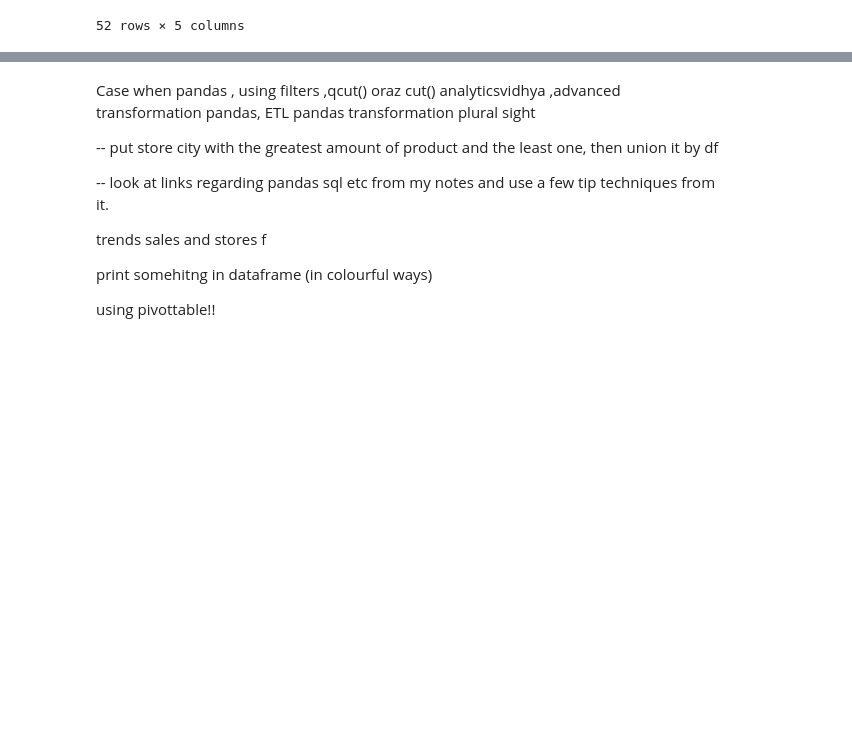
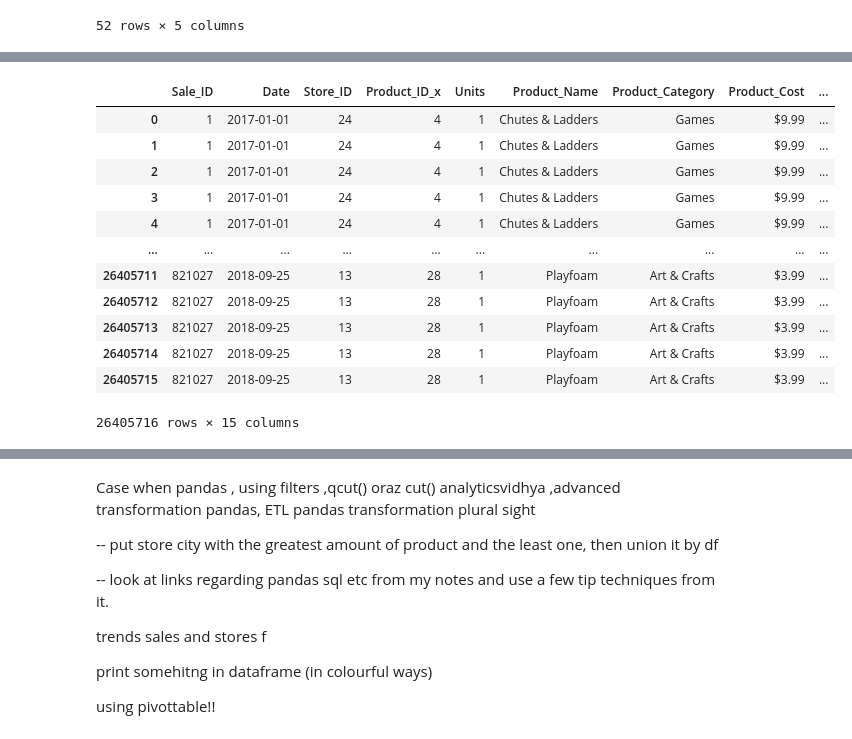
Before and after one commit to Lunczer93/Python_Project_2_Mexico_Toy_Sales, a Jupyter notebook: Python Project 2 Mexico Toy Sales.ipynb, the cells around one changed output, grey strips where cells are left out. Saved outputs shown, nothing was run; the diff lists cells and outputs as text; code cells hidden in the pictures; blank space fills up the shorter version.

```diff
--- a/Python Project 2 Mexico Toy Sales.ipynb
+++ b/Python Project 2 Mexico Toy Sales.ipynb
@@ -1226,0 +1230,6 @@ MergeMaxAndMinQuantity
+# %%
+dfSales = pd.read_csv("D:\My commercial projects\Python\Mexico Toy Sales\sales.csv")
+dfProducts = pd.read_csv("D:\My commercial projects\Python\Mexico Toy Sales\products.csv")
+dfInventory = pd.read_csv("D:\My commercial projects\Python\Mexico Toy Sales\inventory.csv")
+dfStores = pd.read_csv("D:\My commercial projects\Python\Mexico Toy Sales\stores.csv")
+dfSales, dfProducts, dfInventory, dfStores
@@ -1226,0 +1254,20 @@ MergeMaxAndMinQuantity
+# %%
+dfSalesProductsInventoryMerged = pd.merge(pd.merge(pd.merge(dfSales,dfProducts, on='Product_ID', how='inner')\
+                                          ,dfInventory,on='Store_ID',how='inner')\
+                                          ,dfStores, on='Store_ID', how='inner')
+# %%
+dfSalesProductsInventoryMerged
+# %% [output]
+|  | Sale_ID | Date | Store_ID | Product_ID_x | Units | Product_Name | Product_Category | Product_Cost | ... |
+| 0 | 1 | 2017-01-01 | 24 | 4 | 1 | Chutes & Ladders | Games | $9.99 | ... |
+| 1 | 1 | 2017-01-01 | 24 | 4 | 1 | Chutes & Ladders | Games | $9.99 | ... |
+| 2 | 1 | 2017-01-01 | 24 | 4 | 1 | Chutes & Ladders | Games | $9.99 | ... |
+| 3 | 1 | 2017-01-01 | 24 | 4 | 1 | Chutes & Ladders | Games | $9.99 | ... |
+| 4 | 1 | 2017-01-01 | 24 | 4 | 1 | Chutes & Ladders | Games | $9.99 | ... |
+| ... | ... | ... | ... | ... | ... | ... | ... | ... | ... |
+| 26405711 | 821027 | 2018-09-25 | 13 | 28 | 1 | Playfoam | Art & Crafts | $3.99 | ... |
+| 26405712 | 821027 | 2018-09-25 | 13 | 28 | 1 | Playfoam | Art & Crafts | $3.99 | ... |
+| 26405713 | 821027 | 2018-09-25 | 13 | 28 | 1 | Playfoam | Art & Crafts | $3.99 | ... |
+| 26405714 | 821027 | 2018-09-25 | 13 | 28 | 1 | Playfoam | Art & Crafts | $3.99 | ... |
+| 26405715 | 821027 | 2018-09-25 | 13 | 28 | 1 | Playfoam | Art & Crafts | $3.99 | ... |
+26405716 rows × 15 columns
```
Also changed, not shown: parts of 41 cells of this notebook.
